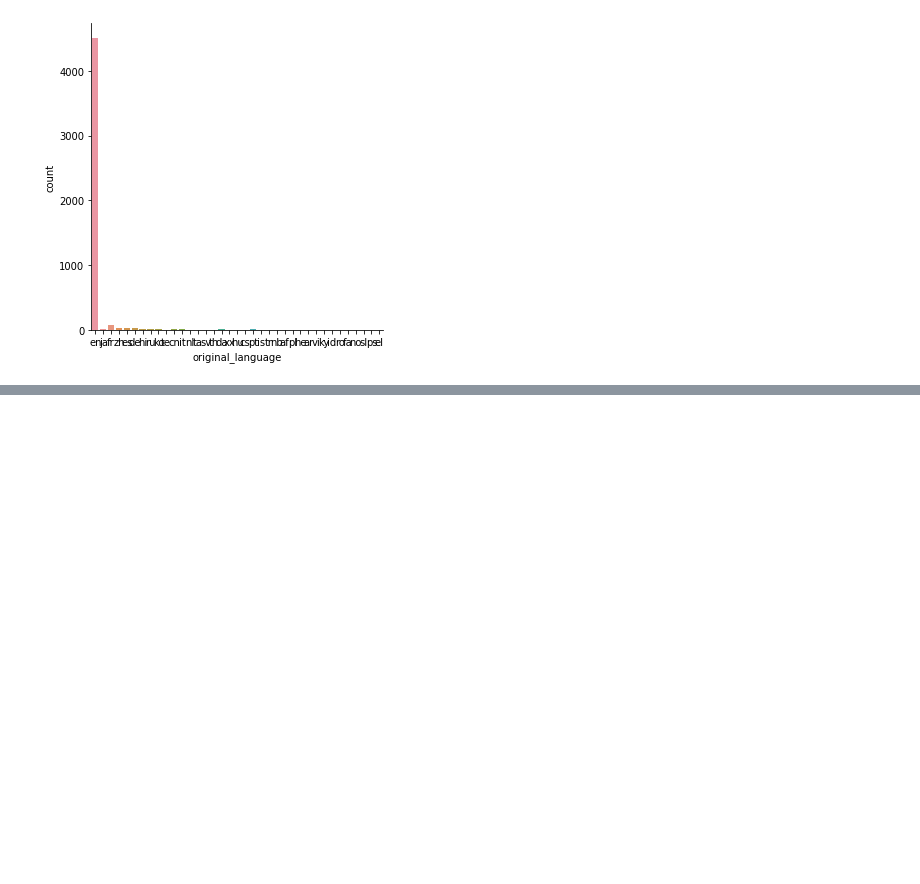
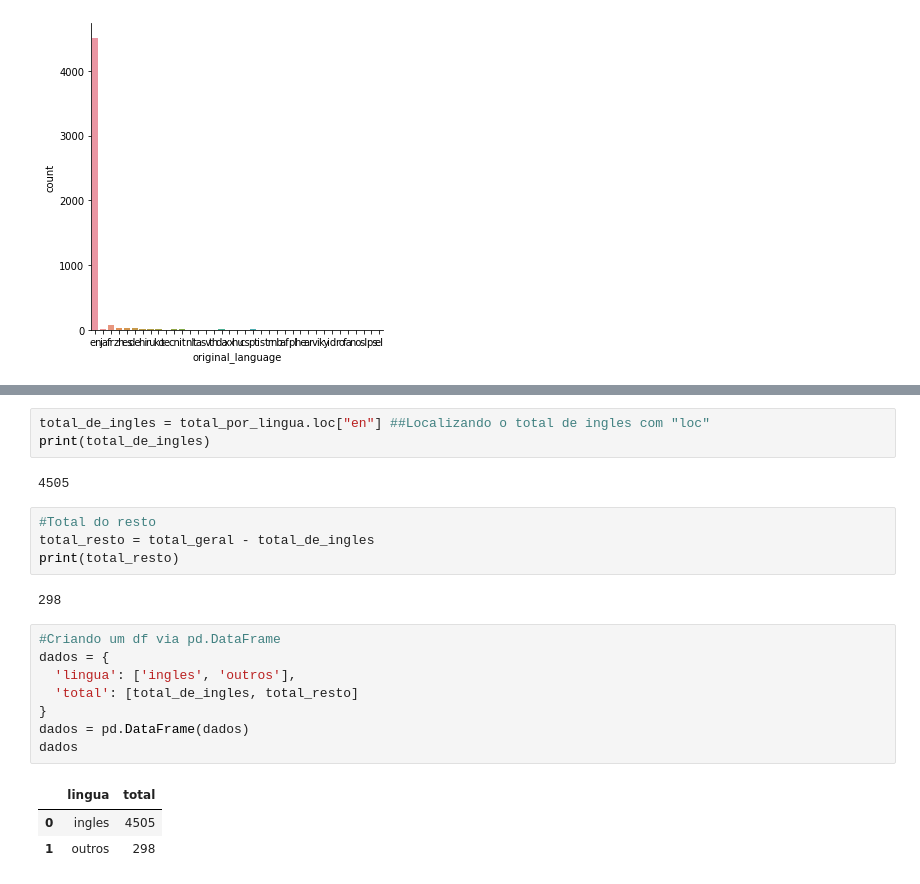
Before and after one commit to gustavocastrow/alura-data-science-primeiros-passos, a Jupyter notebook: Introdução a Data Science.ipynb, the cells around one changed output, grey strips where cells are left out. Cells and saved outputs as stored; diff of their text form; blank space fills up the shorter version.

```diff
--- a/Introdução a Data Science.ipynb
+++ b/Introdução a Data Science.ipynb
@@ -354,0 +381,23 @@ sns.catplot(x="original_language", kind="count", data = tmdb)
+# %%
+total_de_ingles = total_por_lingua.loc["en"] ##Localizando o total de ingles com "loc"
+print(total_de_ingles)
+# %% [output]
+4505
+# %%
+#Total do resto
+total_resto = total_geral - total_de_ingles
+print(total_resto)
+# %% [output]
+298
+# %%
+#Criando um df via pd.DataFrame
+dados = {
+  'lingua': ['ingles', 'outros'],
+  'total': [total_de_ingles, total_resto]
+}
+dados = pd.DataFrame(dados)
+dados
+# %% [output]
+|  | lingua | total |
+| 0 | ingles | 4505 |
+| 1 | outros | 298 |
```
Also changed, not shown: parts of 7 cells of this notebook.
